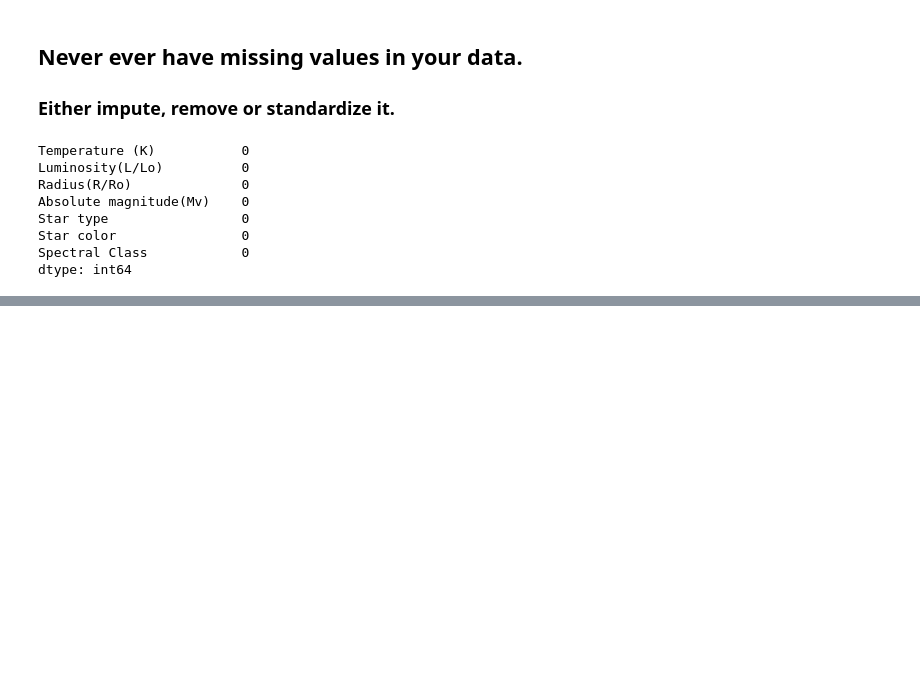
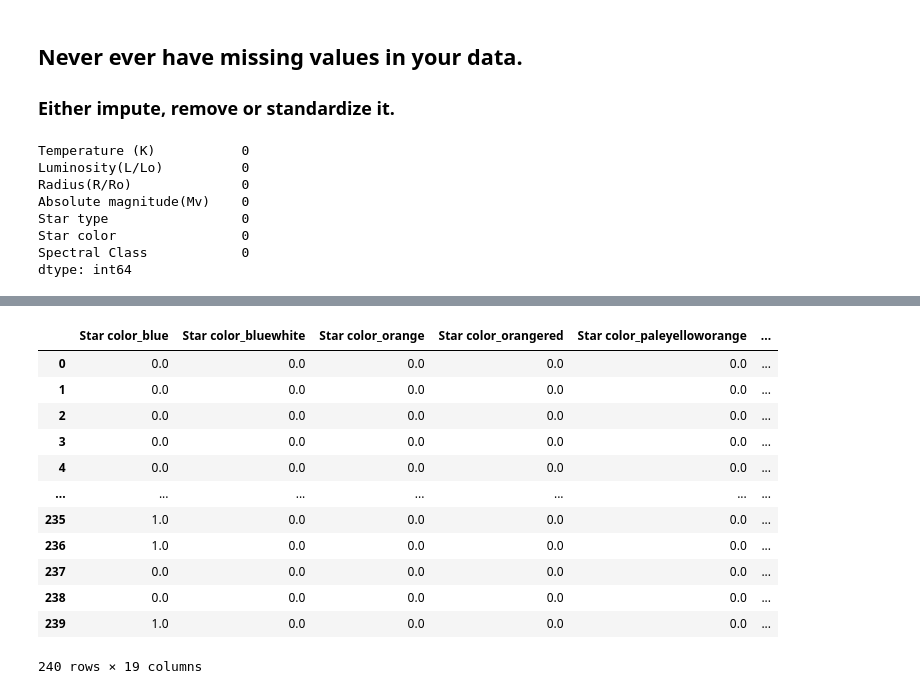
Before and after one commit to intermurphi/astropy, a Jupyter notebook: research/notebook.ipynb, the cells around one changed output, grey strips where cells are left out. Saved outputs shown, nothing was run; the diff lists cells and outputs as text; code cells hidden in the pictures; blank space fills up the shorter version.

```diff
--- a/research/notebook.ipynb
+++ b/research/notebook.ipynb
@@ -251,0 +254,3 @@ dtype: int64
+# %%
+df_numerical = df.select_dtypes(include=[float])
+df_object = df.select_dtypes(include=[object])
@@ -251,0 +363,4 @@ dtype: int64
+# %%
+from sklearn.preprocessing import OneHotEncoder # package.module import class/function
+ohe = OneHotEncoder(sparse_output=False)
+df_object_encoded = ohe.fit_transform(df_object)
@@ -251,0 +377,16 @@ dtype: int64
+# %%
+pd.DataFrame(df_object_encoded, columns=ohe.get_feature_names_out(df_object.columns))
+# %% [output]
+|  | Star color_blue | Star color_bluewhite | Star color_orange | Star color_orangered | Star color_paleyelloworange | ... |
+| 0 | 0.0 | 0.0 | 0.0 | 0.0 | 0.0 | ... |
+| 1 | 0.0 | 0.0 | 0.0 | 0.0 | 0.0 | ... |
+| 2 | 0.0 | 0.0 | 0.0 | 0.0 | 0.0 | ... |
+| 3 | 0.0 | 0.0 | 0.0 | 0.0 | 0.0 | ... |
+| 4 | 0.0 | 0.0 | 0.0 | 0.0 | 0.0 | ... |
+| ... | ... | ... | ... | ... | ... | ... |
+| 235 | 1.0 | 0.0 | 0.0 | 0.0 | 0.0 | ... |
+| 236 | 1.0 | 0.0 | 0.0 | 0.0 | 0.0 | ... |
+| 237 | 0.0 | 0.0 | 0.0 | 0.0 | 0.0 | ... |
+| 238 | 0.0 | 0.0 | 0.0 | 0.0 | 0.0 | ... |
+| 239 | 1.0 | 0.0 | 0.0 | 0.0 | 0.0 | ... |
+240 rows × 19 columns
```
Also changed, not shown: parts of 24 cells of this notebook, 1 other file.
